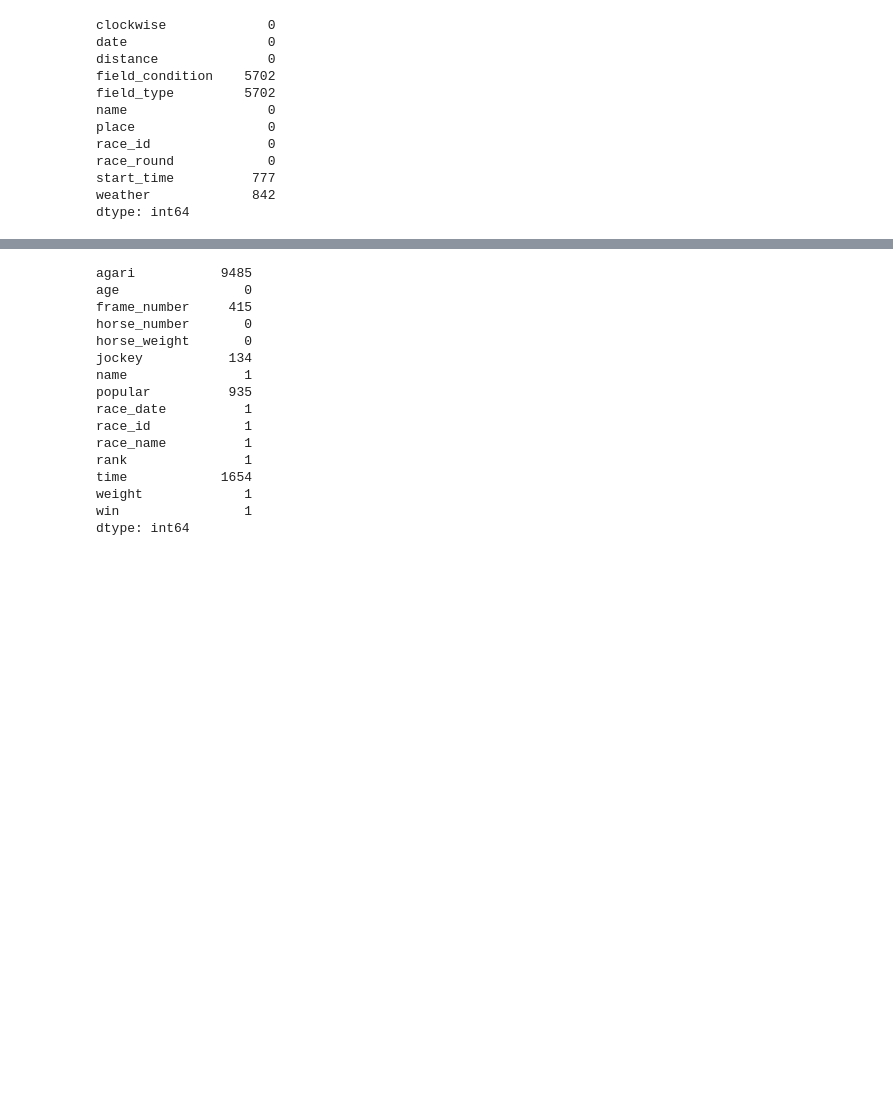
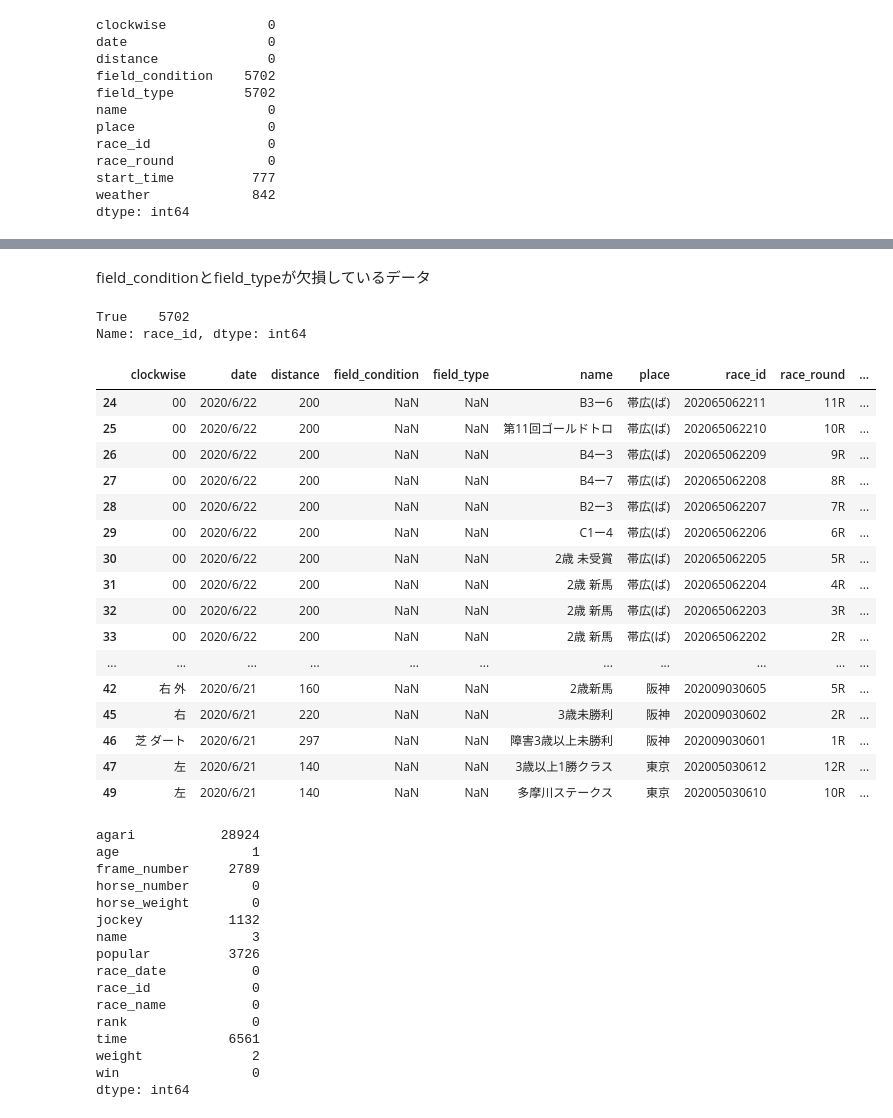
Before and after one commit to monda00/horse-race-notebook, a Jupyter notebook: horse_race_EDA.ipynb, the cells around one changed output, grey strips where cells are left out. Cells and saved outputs as stored; diff of their text form; code cells hidden in the pictures; blank space fills up the shorter version.

```diff
--- a/horse_race_EDA.ipynb
+++ b/horse_race_EDA.ipynb
@@ -18,3 +25,5 @@ DATA_PATH = './'
+# %%
+DATA_PATH = '/content/drive/My Drive/data/horse-race/'
 # %%
 race_df = pd.read_csv(DATA_PATH + 'race.csv')
 horse_df = pd.read_csv(DATA_PATH + 'horse.csv')
@@ -122,19 +139,46 @@ dtype: int64
+# %% [markdown]
+field_conditionとfield_typeが欠損しているデータ
+# %%
+(race_df[race_df['field_condition'].isnull()]['race_id'] == race_df[race_df['field_type'].isnull()]['race_id']).value_counts()
+# %% [output]
+True    5702
+Name: race_id, dtype: int64
+# %%
+race_df[race_df['field_condition'].isnull()].head(20)
+# %% [output]
+|  | clockwise | date | distance | field_condition | field_type | name | place | race_id | race_round | ... |
+| 24 | 00 | 2020/6/22 | 200 | NaN | NaN | B3ー6 | 帯広(ば) | 202065062211 | 11R | ... |
+| 25 | 00 | 2020/6/22 | 200 | NaN | NaN | 第11回ゴールドトロ | 帯広(ば) | 202065062210 | 10R | ... |
+| 26 | 00 | 2020/6/22 | 200 | NaN | NaN | B4ー3 | 帯広(ば) | 202065062209 | 9R | ... |
+| 27 | 00 | 2020/6/22 | 200 | NaN | NaN | B4ー7 | 帯広(ば) | 202065062208 | 8R | ... |
+| 28 | 00 | 2020/6/22 | 200 | NaN | NaN | B2ー3 | 帯広(ば) | 202065062207 | 7R | ... |
+| 29 | 00 | 2020/6/22 | 200 | NaN | NaN | C1ー4 | 帯広(ば) | 202065062206 | 6R | ... |
+| 30 | 00 | 2020/6/22 | 200 | NaN | NaN | 2歳 未受賞 | 帯広(ば) | 202065062205 | 5R | ... |
+| 31 | 00 | 2020/6/22 | 200 | NaN | NaN | 2歳 新馬 | 帯広(ば) | 202065062204 | 4R | ... |
+| 32 | 00 | 2020/6/22 | 200 | NaN | NaN | 2歳 新馬 | 帯広(ば) | 202065062203 | 3R | ... |
+| 33 | 00 | 2020/6/22 | 200 | NaN | NaN | 2歳 新馬 | 帯広(ば) | 202065062202 | 2R | ... |
+| ... | ... | ... | ... | ... | ... | ... | ... | ... | ... | ... |
+| 42 | 右 外 | 2020/6/21 | 160 | NaN | NaN | 2歳新馬 | 阪神 | 202009030605 | 5R | ... |
+| 45 | 右 | 2020/6/21 | 220 | NaN | NaN | 3歳未勝利 | 阪神 | 202009030602 | 2R | ... |
+| 46 | 芝 ダート | 2020/6/21 | 297 | NaN | NaN | 障害3歳以上未勝利 | 阪神 | 202009030601 | 1R | ... |
+| 47 | 左 | 2020/6/21 | 140 | NaN | NaN | 3歳以上1勝クラス | 東京 | 202005030612 | 12R | ... |
+| 49 | 左 | 2020/6/21 | 140 | NaN | NaN | 多摩川ステークス | 東京 | 202005030610 | 10R | ... |
 # %%
 horse_df.isnull().sum()
 # %% [output]
-agari           9485
-age                0
-frame_number     415
-horse_number       0
-horse_weight       0
-jockey           134
-name               1
-popular          935
-race_date          1
-race_id            1
-race_name          1
-rank               1
-time            1654
-weight             1
-win                1
+agari           28924
+age                 1
+frame_number     2789
+horse_number        0
+horse_weight        0
+jockey           1132
+name                3
+popular          3726
+race_date           0
+race_id             0
+race_name           0
+rank                0
+time             6561
+weight              2
+win                 0
 dtype: int64
```
Also changed, not shown: parts of 11 cells of this notebook.
